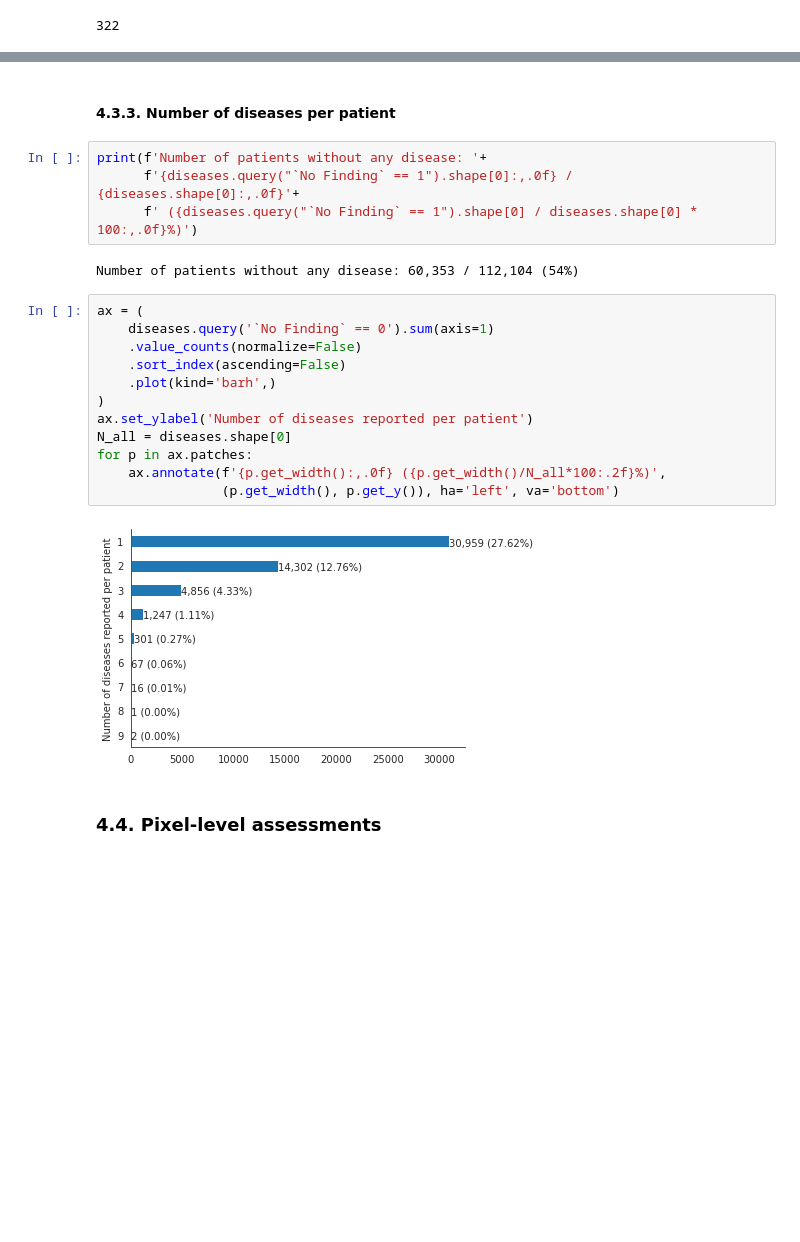
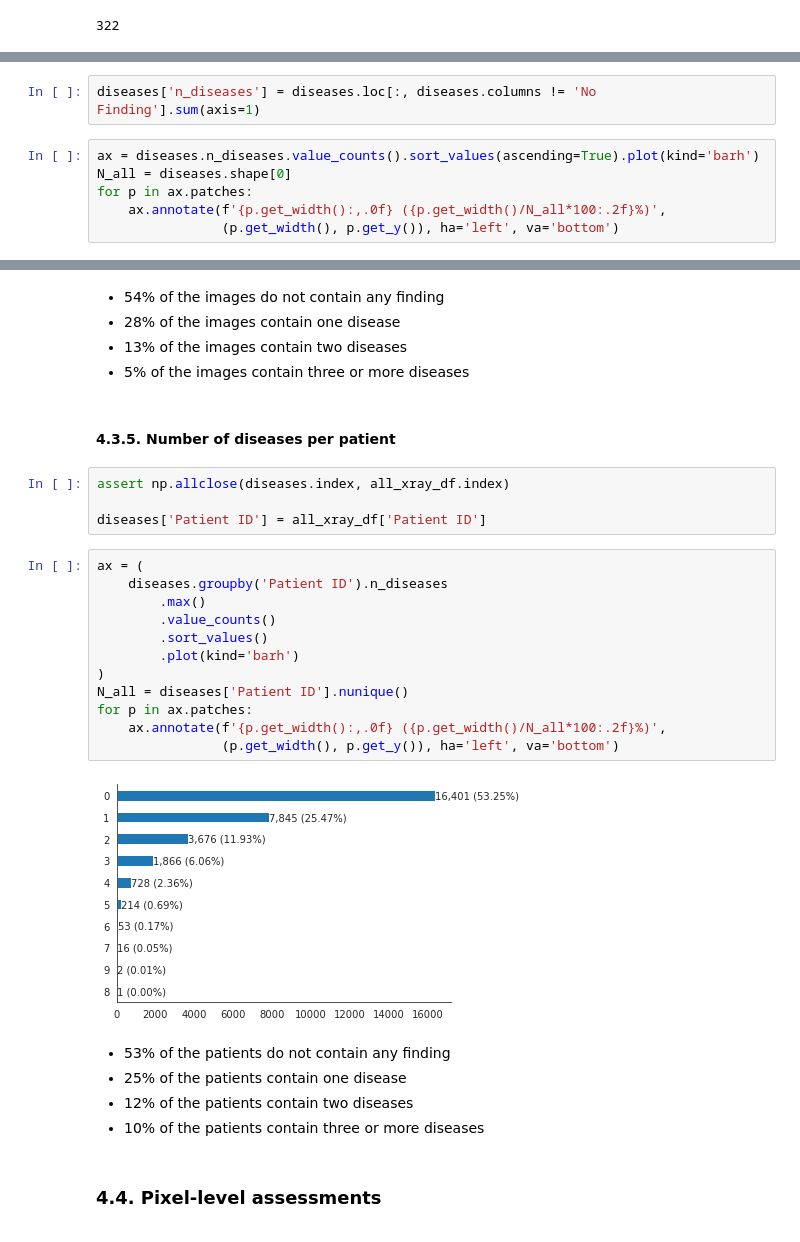
Before and after one commit to lmasello/pneumonia-detection-from-chest-x-rays, a Jupyter notebook: EDA.ipynb, the cells around one changed output, grey strips where cells are left out. Saved outputs shown, nothing was run; the diff lists cells and outputs as text; blank space fills up the shorter version.

Commit message:
Update EDA with diseases per patient and per image

```diff
--- a/EDA.ipynb
+++ b/EDA.ipynb
@@ -381,0 +408,8 @@ all_xray_df.query('`Finding Labels` == "Pneumonia"').shape[0]
+# %%
+diseases['n_diseases'] = diseases.loc[:, diseases.columns != 'No Finding'].sum(axis=1)
+# %%
+ax = diseases.n_diseases.value_counts().sort_values(ascending=True).plot(kind='barh')
+N_all = diseases.shape[0]
+for p in ax.patches:
+    ax.annotate(f'{p.get_width():,.0f} ({p.get_width()/N_all*100:.2f}%)',
+                (p.get_width(), p.get_y()), ha='left', va='bottom')
@@ -382,25 +418,33 @@ all_xray_df.query('`Finding Labels` == "Pneumonia"').shape[0]
+# %% [markdown]
+- 54% of the images do not contain any finding
+- 28% of the images contain one disease
+- 13% of the images contain two diseases
+- 5% of the images contain three or more diseases
 # %% [markdown]
-#### 4.3.3. Number of diseases per patient
+#### 4.3.5. Number of diseases per patient
-# %%
-print(f'Number of patients without any disease: '+
-      f'{diseases.query("`No Finding` == 1").shape[0]:,.0f} / {diseases.shape[0]:,.0f}'+
-      f' ({diseases.query("`No Finding` == 1").shape[0] / diseases.shape[0] * 100:,.0f}%)')
-# %% [output]
-Number of patients without any disease: 60,353 / 112,104 (54%)
+# %%
+assert np.allclose(diseases.index, all_xray_df.index)
+
+diseases['Patient ID'] = all_xray_df['Patient ID']
 # %%
 ax = (
-    diseases.query('`No Finding` == 0').sum(axis=1)
-    .value_counts(normalize=False)
-    .sort_index(ascending=False)
-    .plot(kind='barh',)
+    diseases.groupby('Patient ID').n_diseases
+        .max()
+        .value_counts()
+        .sort_values()
+        .plot(kind='barh')
 )
-ax.set_ylabel('Number of diseases reported per patient')
-N_all = diseases.shape[0]
+N_all = diseases['Patient ID'].nunique()
 for p in ax.patches:
     ax.annotate(f'{p.get_width():,.0f} ({p.get_width()/N_all*100:.2f}%)',
                 (p.get_width(), p.get_y()), ha='left', va='bottom')
 # %% [output]
-[figure, old version]
+[figure, new version]
+# %% [markdown]
+- 53% of the patients do not contain any finding
+- 25% of the patients contain one disease
+- 12% of the patients contain two diseases
+- 10% of the patients contain three or more diseases
 # %% [markdown]
 ### 4.4. Pixel-level assessments
 <a id='pixel_assessments'></a>
```
Also changed, not shown: parts of 14 cells of this notebook.
